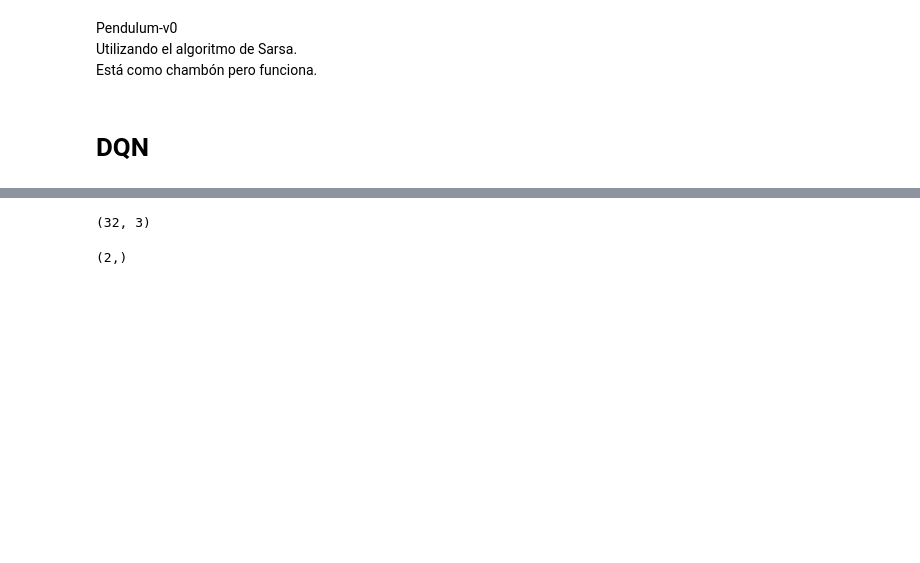
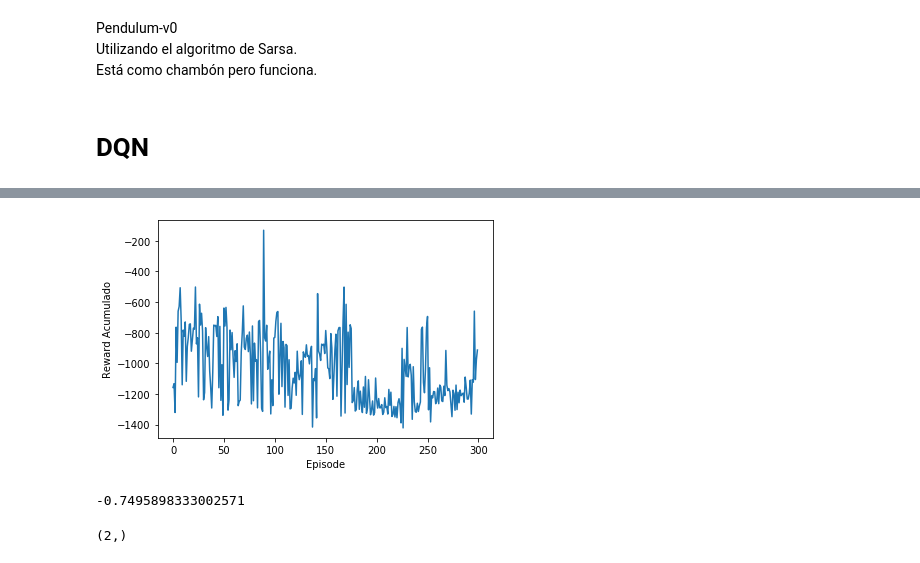
Before and after one commit to jdmedinatobon/tesis, a Jupyter notebook: RL_Algorithms.ipynb, the cells around one changed output, grey strips where cells are left out. Drawn from its saved outputs; the diff is of its cells as text; code cells hidden in the pictures; blank space fills up the shorter version.

```diff
--- a/RL_Algorithms.ipynb
+++ b/RL_Algorithms.ipynb
@@ -43,17 +43,18 @@ class ExperienceReplay():
     def agregarDato(self, x, a, r, xp):
         dato = dict({'St':x, 'At':a, 'Rt+1':r, 'St+1':xp})
 
-        self.buffer = np.append(self.buffer, dato)
-        self.tamano_buffer += 1
+        if(self.tamano_buffer == 0):
+            self.buffer = np.append(self.buffer, dato)
+            self.buffer = np.delete(self.buffer, 0)
+            self.tamano_buffer = 1
+        else:
+            self.buffer = np.append(self.buffer, dato)
+            self.tamano_buffer += 1
 
         if(self.tamano_buffer > self.tamano_maximo):
             self.buffer = np.delete(self.buffer, 0)
             self.tamano_buffer -= 1
 
-        if(self.tamano_buffer == 0):
-            self.buffer = np.append(self.buffer, dato)
-            self.buffer = np.delete(self.buffer, 0)
-            self.tamano_buffer =1
 
     def darMuestras(self):
         indices = np.random.choice(range(self.tamano_buffer), size = self.tamano_batch, replace = False)
@@ -192,8 +193,7 @@ env.close()
 def crearModelo(n1 = 20, n2 = 41, learning_rate = 0.01):
     modelo = Sequential()
 
-    modelo.add(Dense(n1, activation = 'relu', input_shape = (3,)))
-    modelo.add(Dense(n1, activation = 'relu'))
+    modelo.add(Dense(n1, activation = 'relu', input_dim = 3))
     modelo.add(Dense(n2, activation = 'linear'))
 
     sgd = optimizers.sgd(lr = learning_rate)
@@ -209,7 +209,7 @@ def escogerAccion(pModelo, pX):
         ind = np.random.randint(0,41)
         return ind
     else:
-        ind = np.argmax(pModelo.predict(pX.T))
+        ind = np.argmax(pModelo.predict(pX))
         return ind
 # %%
 envName = 'Pendulum-v0'
@@ -312,4 +336,0 @@ ValueError: Error when checking input: expected dense_55_input to have shape (3,
-# %%
-xEnt.shape
-# %% [output]
-(32, 3)
@@ -317,0 +337,7 @@ aEnt = np.append(aEnt, [test], axis = 0)
+# %%
+plt.plot(rewardsAcumulados)
+plt.xlabel('Episode')
+plt.ylabel('Reward Acumulado')
+plt.show()
+# %% [output]
+[figure, added]
@@ -318,3 +366,7 @@ aEnt = np.append(aEnt, [test], axis = 0)
+# %%
+x[0,2]
+# %% [output]
+-0.7495898333002571
 # %%
 aEnt.shape
 # %% [output]
```
Also changed, not shown: parts of 3 cells of this notebook.
